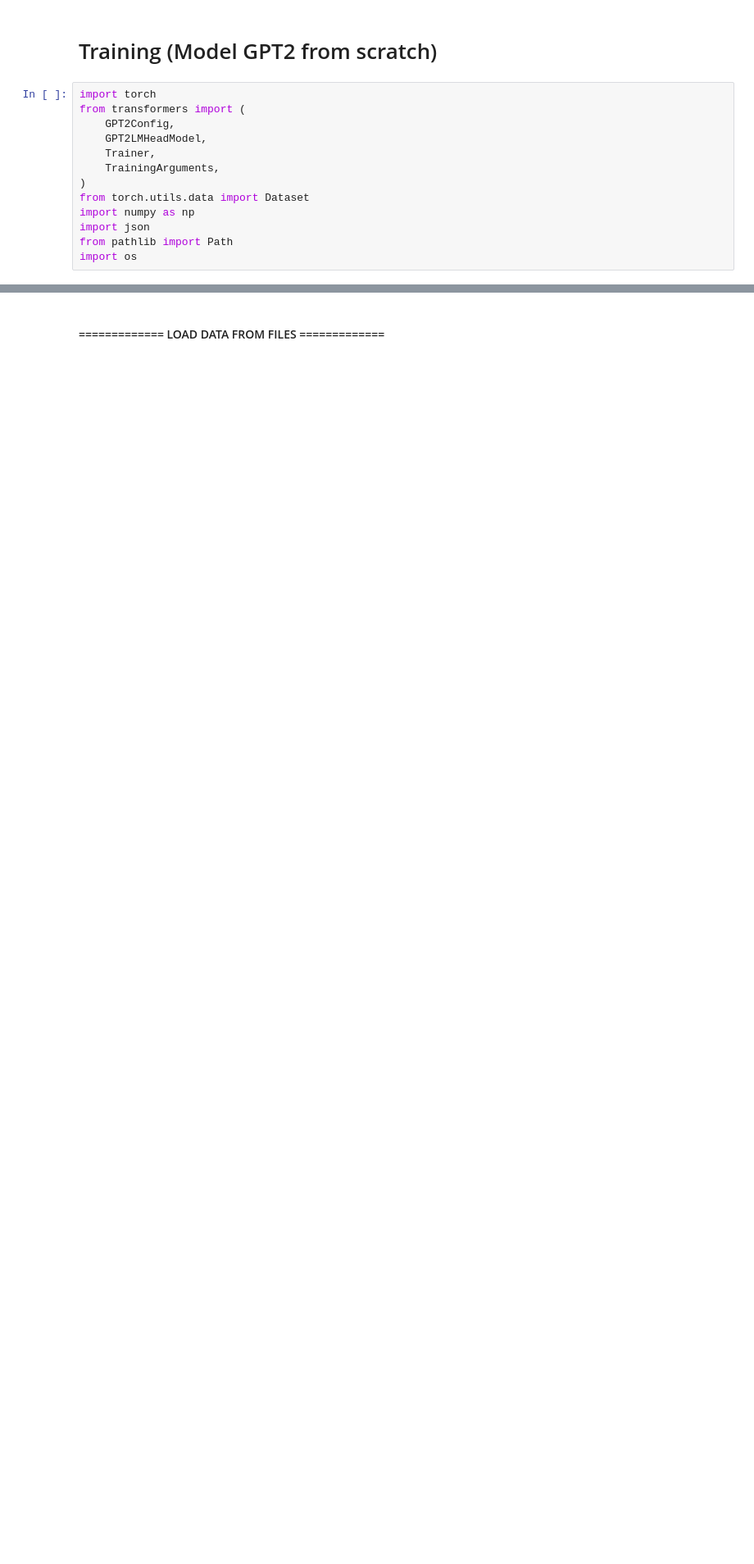
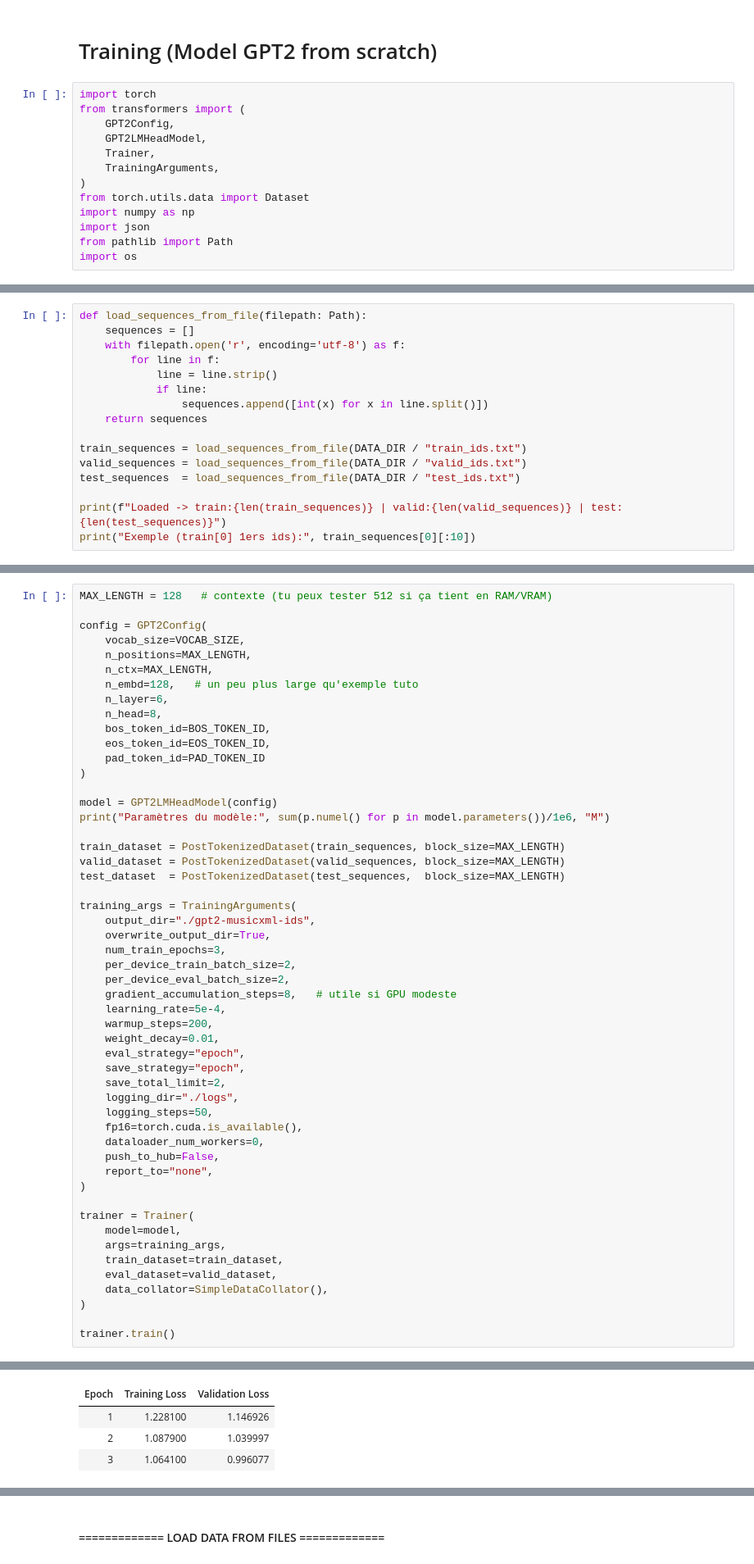
Before and after one commit to gomar0801/BachGen, a Jupyter notebook: notebooks/Pipeline complet BachGen.ipynb, the cells around one changed output, grey strips where cells are left out. Shown at 82% size. Drawn from its saved outputs; the diff is of its cells as text; blank space fills up the shorter version.

```diff
--- a/notebooks/Pipeline complet BachGen.ipynb
+++ b/notebooks/Pipeline complet BachGen.ipynb
@@ -528,0 +656,16 @@ import os
+# %%
+def load_sequences_from_file(filepath: Path):
+    sequences = []
+    with filepath.open('r', encoding='utf-8') as f:
+        for line in f:
+            line = line.strip()
+            if line:
+                sequences.append([int(x) for x in line.split()])
+    return sequences
+
+train_sequences = load_sequences_from_file(DATA_DIR / "train_ids.txt")
+valid_sequences = load_sequences_from_file(DATA_DIR / "valid_ids.txt")
+test_sequences  = load_sequences_from_file(DATA_DIR / "test_ids.txt")
+
+print(f"Loaded -> train:{len(train_sequences)} | valid:{len(valid_sequences)} | test:{len(test_sequences)}")
+print("Exemple (train[0] 1ers ids):", train_sequences[0][:10])
@@ -528,0 +701,53 @@ import os
+# %%
+MAX_LENGTH = 128   # contexte (tu peux tester 512 si ça tient en RAM/VRAM)
+
+config = GPT2Config(
+    vocab_size=VOCAB_SIZE,
+    n_positions=MAX_LENGTH,
+    n_ctx=MAX_LENGTH,
+    n_embd=128,   # un peu plus large qu'exemple tuto
+    n_layer=6,
+    n_head=8,
+    bos_token_id=BOS_TOKEN_ID,
+    eos_token_id=EOS_TOKEN_ID,
+    pad_token_id=PAD_TOKEN_ID
+)
+
+model = GPT2LMHeadModel(config)
+print("Paramètres du modèle:", sum(p.numel() for p in model.parameters())/1e6, "M")
+
+train_dataset = PostTokenizedDataset(train_sequences, block_size=MAX_LENGTH)
+valid_dataset = PostTokenizedDataset(valid_sequences, block_size=MAX_LENGTH)
+test_dataset  = PostTokenizedDataset(test_sequences,  block_size=MAX_LENGTH)
+
+training_args = TrainingArguments(
+    output_dir="./gpt2-musicxml-ids",
+    overwrite_output_dir=True,
+    num_train_epochs=3,
+    per_device_train_batch_size=2,
+    per_device_eval_batch_size=2,
+    gradient_accumulation_steps=8,   # utile si GPU modeste
+    learning_rate=5e-4,
+    warmup_steps=200,
+    weight_decay=0.01,
+    eval_strategy="epoch",
+    save_strategy="epoch",
+    save_total_limit=2,
+    logging_dir="./logs",
+    logging_steps=50,
+    fp16=torch.cuda.is_available(),
+    dataloader_num_workers=0,
+    push_to_hub=False,
+    report_to="none",
+)
+
+trainer = Trainer(
+    model=model,
+    args=training_args,
+    train_dataset=train_dataset,
+    eval_dataset=valid_dataset,
+    data_collator=SimpleDataCollator(),
+)
+
+trainer.train()
+# %% [output]
@@ -528,0 +759,4 @@ import os
+| Epoch | Training Loss | Validation Loss |
+| 1 | 1.228100 | 1.146926 |
+| 2 | 1.087900 | 1.039997 |
+| 3 | 1.064100 | 0.996077 |
```
Also changed, not shown: parts of 19 cells of this notebook.
